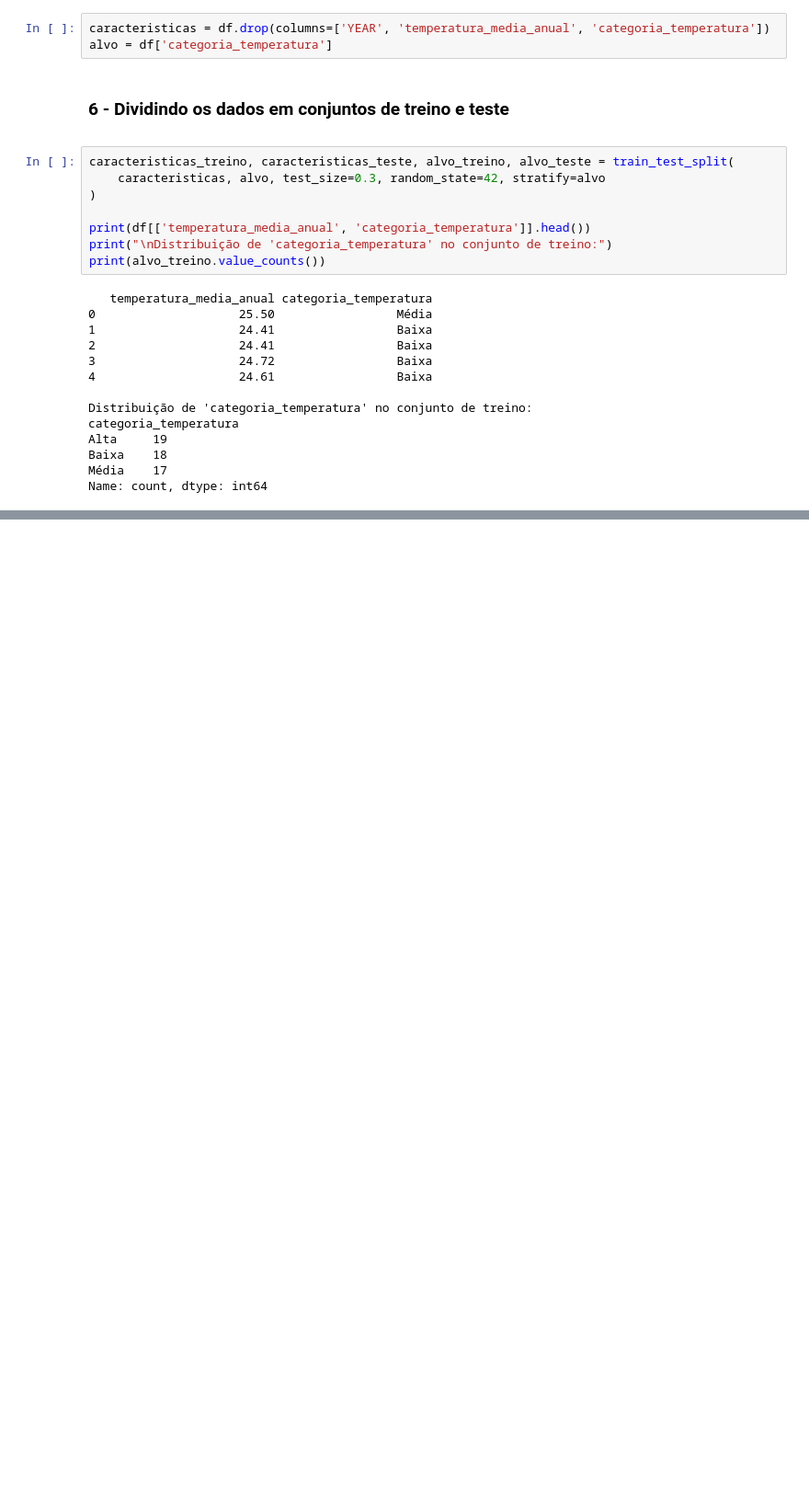
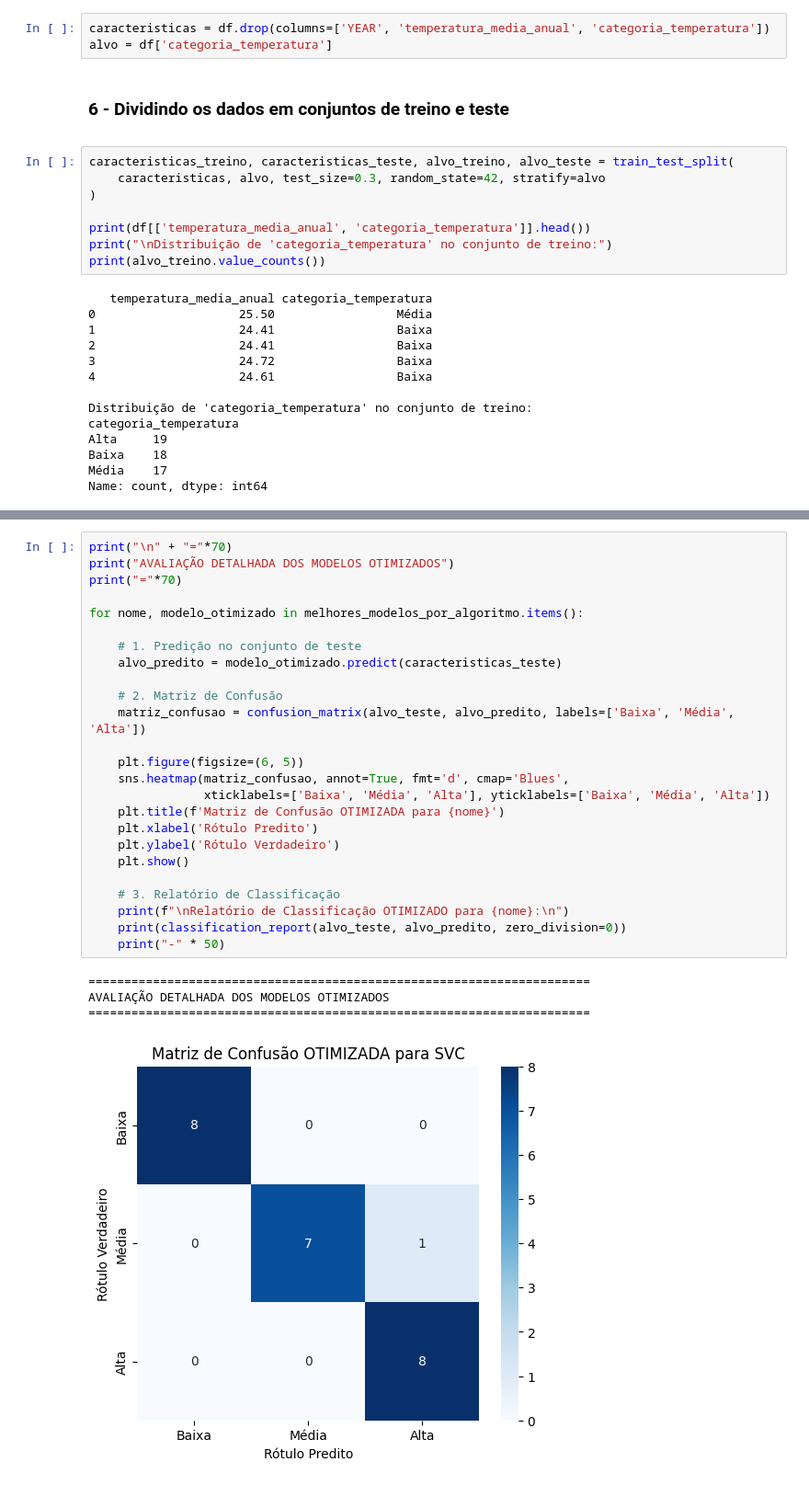
Before and after one commit to MichaelTRArruda/dados, a Jupyter notebook: Serie_temporal_temperaturas_Recife.ipynb, the cells around one changed output, grey strips where cells are left out. Shown at 92% size. Drawn from its saved outputs; the diff is of its cells as text; blank space fills up the shorter version.

```diff
--- a/Serie_temporal_temperaturas_Recife.ipynb
+++ b/Serie_temporal_temperaturas_Recife.ipynb
@@ -268,0 +388,30 @@ weighted avg       0.11      0.33      0.17        24
+# %%
+print("\n" + "="*70)
+print("AVALIAÇÃO DETALHADA DOS MODELOS OTIMIZADOS")
+print("="*70)
+
+for nome, modelo_otimizado in melhores_modelos_por_algoritmo.items():
+
+    # 1. Predição no conjunto de teste
+    alvo_predito = modelo_otimizado.predict(caracteristicas_teste)
+
+    # 2. Matriz de Confusão
+    matriz_confusao = confusion_matrix(alvo_teste, alvo_predito, labels=['Baixa', 'Média', 'Alta'])
+
+    plt.figure(figsize=(6, 5))
+    sns.heatmap(matriz_confusao, annot=True, fmt='d', cmap='Blues',
+                xticklabels=['Baixa', 'Média', 'Alta'], yticklabels=['Baixa', 'Média', 'Alta'])
+    plt.title(f'Matriz de Confusão OTIMIZADA para {nome}')
+    plt.xlabel('Rótulo Predito')
+    plt.ylabel('Rótulo Verdadeiro')
+    plt.show()
+
+    # 3. Relatório de Classificação
+    print(f"\nRelatório de Classificação OTIMIZADO para {nome}:\n")
+    print(classification_report(alvo_teste, alvo_predito, zero_division=0))
+    print("-" * 50)
+# %% [output]
+======================================================================
+AVALIAÇÃO DETALHADA DOS MODELOS OTIMIZADOS
+======================================================================
+[figure, added]
```
Also changed, not shown: parts of 15 cells of this notebook.
